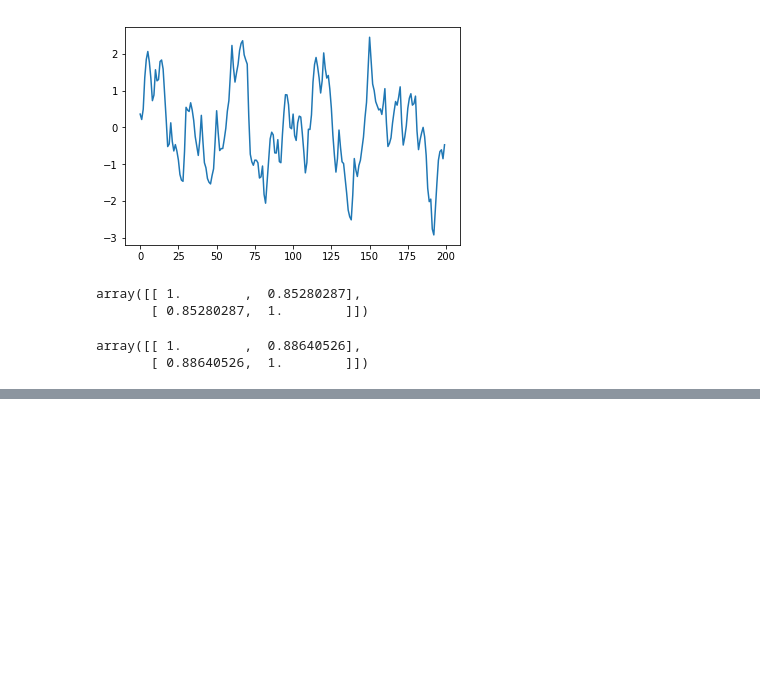
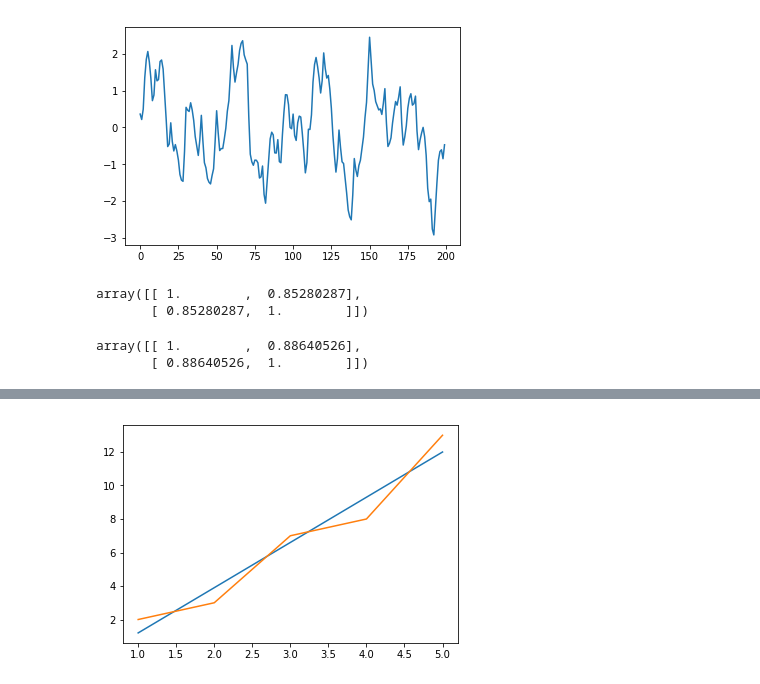
Before and after one commit to jdkent/tests_and_musings, a Jupyter notebook: hallquist_with_aroma.ipynb, the cells around one changed output, grey strips where cells are left out. Saved outputs shown, nothing was run; the diff lists cells and outputs as text; code cells hidden in the pictures; blank space fills up the shorter version.

Commit message:
add some intuition to understand matrix regression

```diff
--- a/hallquist_with_aroma.ipynb
+++ b/hallquist_with_aroma.ipynb
@@ -114,0 +485,18 @@ array([[ 1.        ,  0.88640526],
+# %%
+def graph(formula, x_range, y_obs):
+    x = np.array(x_range)
+    y = formula(x)
+    plt.plot(x, y)
+    plt.plot(x, y_obs)
+    plt.show()
+
+# ordinary least squares regression line
+def best_line(x):
+    return (27/10) * x - (3/2)
+
+# observed data
+y_obs = np.array([2, 3, 7, 8, 13])
+
+graph(best_line, range(1,6), y_obs)
+# %% [output]
+[figure, added]
```
Also changed, not shown: parts of 8 cells of this notebook.
